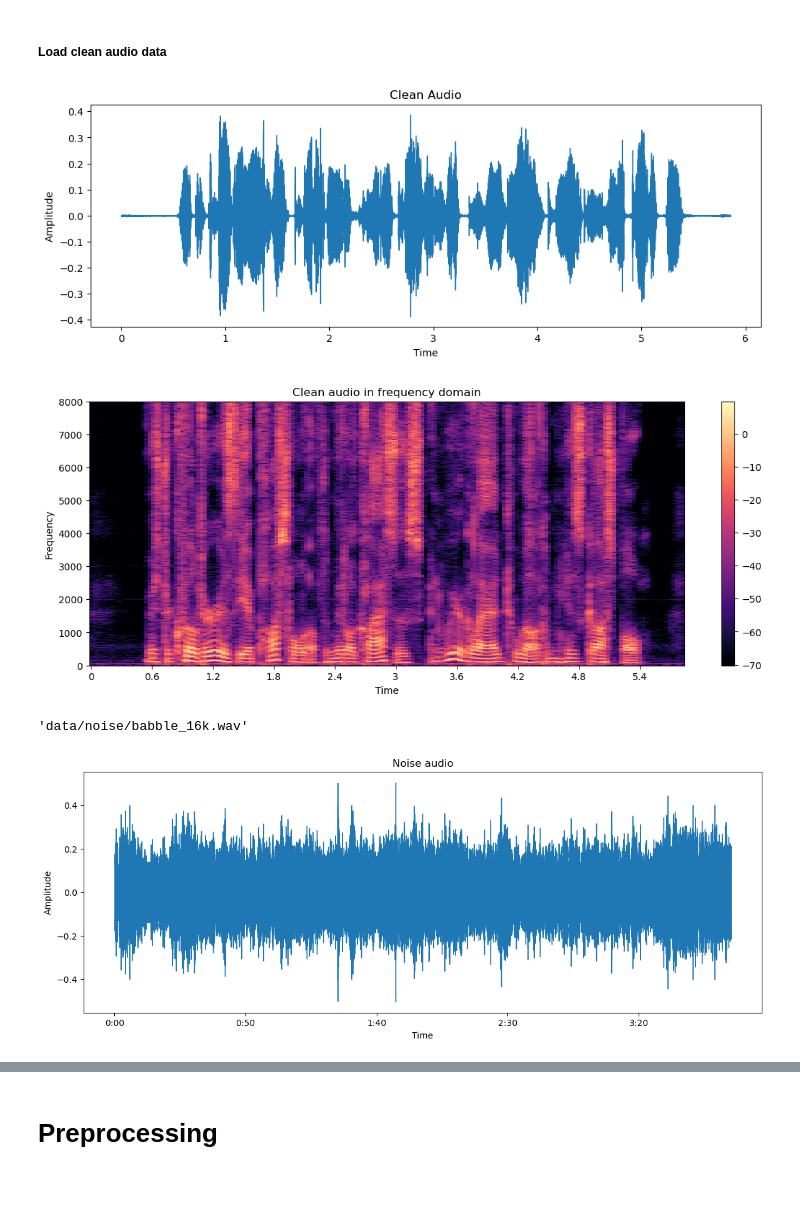
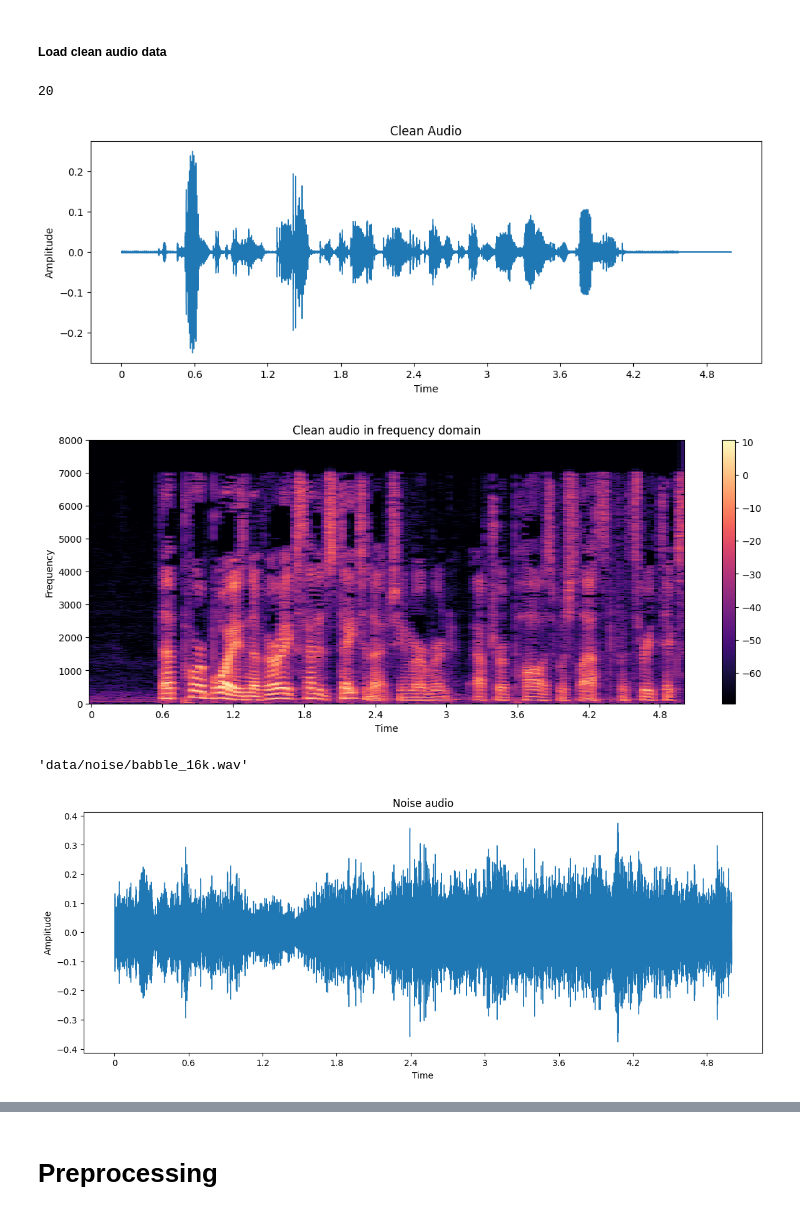
Before and after one commit to oussamarhouch/Projet-Audio, a Jupyter notebook: notebook.ipynb, the cells around one changed output, grey strips where cells are left out. Cells and saved outputs as stored; diff of their text form; code cells hidden in the pictures; blank space fills up the shorter version.

```diff
--- a/notebook.ipynb
+++ b/notebook.ipynb
@@ -71,6 +75,8 @@ os.makedirs(denoising_folder, exist_ok=True)
 ### Clean audio data
 # %% [markdown]
 ##### Load clean audio data
+# %%
+target_duration = 5 # 5sec
 # %%
 # Get the list of clean files
 clean_path = []
@@ -82,18 +88,28 @@ for folder in os.listdir(clean_folder):
                 if file.endswith(".flac"):
                     file_path = os.path.join(root, file)
                     clean_path.append(file_path)
-# %%
-# load clean data
-s, s_rate = librosa.load(clean_path[0], sr=16000)
+# %%
+clean_data = []
+for clean_file in clean_path[:20]:
+    s, sr = librosa.load(clean_file, sr=16000)
+    target_length = target_duration * sr
+    s = librosa.util.fix_length(s, size = target_length)
+    clean_data.append(s)
+
+len(clean_data)
+# %% [output]
+20
 # %%
+s_rate = 16000
+
 plt.figure(figsize=(12, 4))
-librosa.display.waveshow(s, sr=s_rate)
+librosa.display.waveshow(clean_data[0], sr=s_rate)
 plt.title('Clean Audio')
 plt.xlabel("Time")
 plt.ylabel("Amplitude")
 plt.show()
 # %% [output]
-[figure, old version]
+[figure, new version]
 # %%
 write("clean.wav", s_rate, s)
 # %%
@@ -115,7 +131,7 @@ plt.ylabel("Frequency")
 plt.colorbar()
 plt.show()
 # %% [output]
-[figure, old version]
+[figure, new version]
 # %%
 # Get the list of noise files
 noise_file = ""
@@ -134,12 +153,12 @@ u, u_rate = librosa.load(noise_file, sr=16000)
 # %%
 # Plot the noise audio
 plt.figure(figsize=(14, 5))
-librosa.display.waveshow(u, sr=u_rate)
+librosa.display.waveshow(u, sr=ur)
 plt.title("Noise audio")
 plt.xlabel("Time")
 plt.ylabel("Amplitude")
 plt.show()
 # %% [output]
-[figure, old version]
+[figure, new version]
 # %%
 # normalize the clean audio
```
Also changed, not shown: parts of 11 cells of this notebook.
